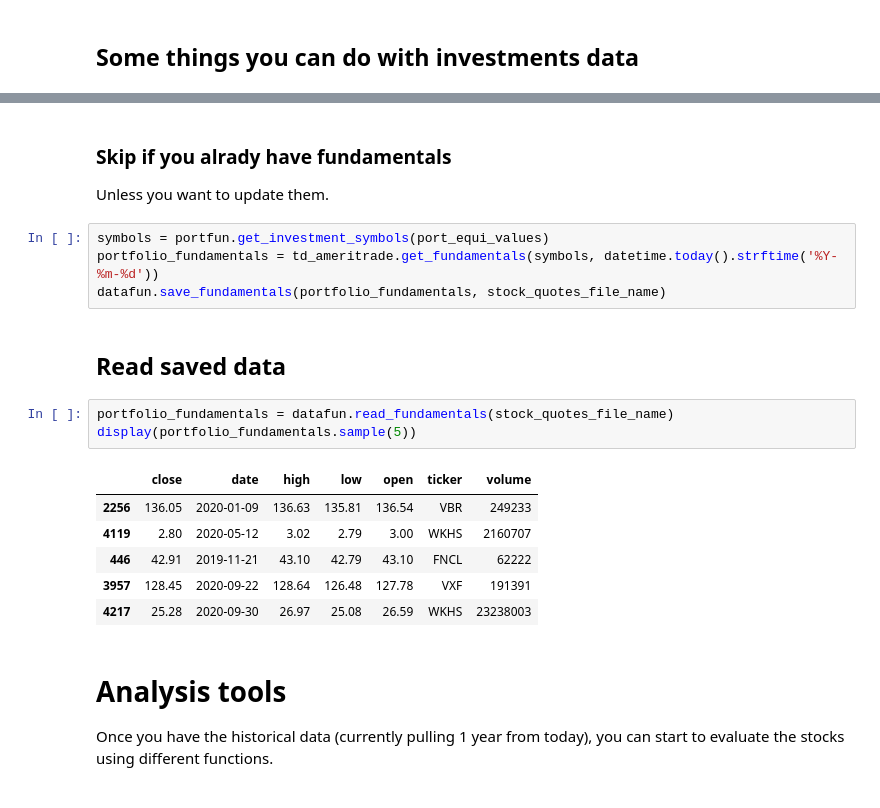
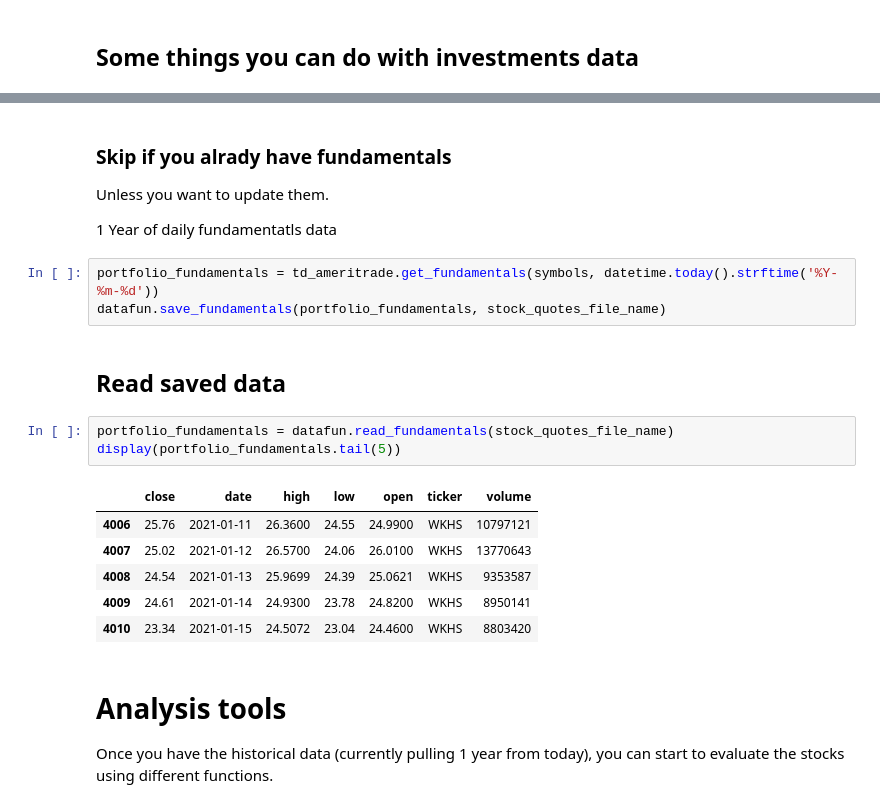
Before and after one commit to nmaiorana/svi-trading-tools, a Jupyter notebook: ameritrade_api.ipynb, the cells around one changed output, grey strips where cells are left out. Saved outputs shown, nothing was run; the diff lists cells and outputs as text.

```diff
--- a/ameritrade_api.ipynb
+++ b/ameritrade_api.ipynb
@@ -211,22 +197,23 @@ You have authorization
 ### Skip if you alrady have fundamentals
 
 Unless you want to update them.
+
+1 Year of daily fundamentatls data
 # %%
-symbols = portfun.get_investment_symbols(port_equi_values)
 portfolio_fundamentals = td_ameritrade.get_fundamentals(symbols, datetime.today().strftime('%Y-%m-%d'))
 datafun.save_fundamentals(portfolio_fundamentals, stock_quotes_file_name)
 # %% [markdown]
 ## Read saved data
 # %%
 portfolio_fundamentals = datafun.read_fundamentals(stock_quotes_file_name)
-display(portfolio_fundamentals.sample(5))
+display(portfolio_fundamentals.tail(5))
 # %% [output]
 |  | close | date | high | low | open | ticker | volume |
-| 2256 | 136.05 | 2020-01-09 | 136.63 | 135.81 | 136.54 | VBR | 249233 |
-| 4119 | 2.80 | 2020-05-12 | 3.02 | 2.79 | 3.00 | WKHS | 2160707 |
-| 446 | 42.91 | 2019-11-21 | 43.10 | 42.79 | 43.10 | FNCL | 62222 |
-| 3957 | 128.45 | 2020-09-22 | 128.64 | 126.48 | 127.78 | VXF | 191391 |
-| 4217 | 25.28 | 2020-09-30 | 26.97 | 25.08 | 26.59 | WKHS | 23238003 |
+| 4006 | 25.76 | 2021-01-11 | 26.3600 | 24.55 | 24.9900 | WKHS | 10797121 |
+| 4007 | 25.02 | 2021-01-12 | 26.5700 | 24.06 | 26.0100 | WKHS | 13770643 |
+| 4008 | 24.54 | 2021-01-13 | 25.9699 | 24.39 | 25.0621 | WKHS | 9353587 |
+| 4009 | 24.61 | 2021-01-14 | 24.9300 | 23.78 | 24.8200 | WKHS | 8950141 |
+| 4010 | 23.34 | 2021-01-15 | 24.5072 | 23.04 | 24.4600 | WKHS | 8803420 |
 # %% [markdown]
 # Analysis tools
 
```
Also changed, not shown: parts of 13 cells of this notebook, 2 other files.
